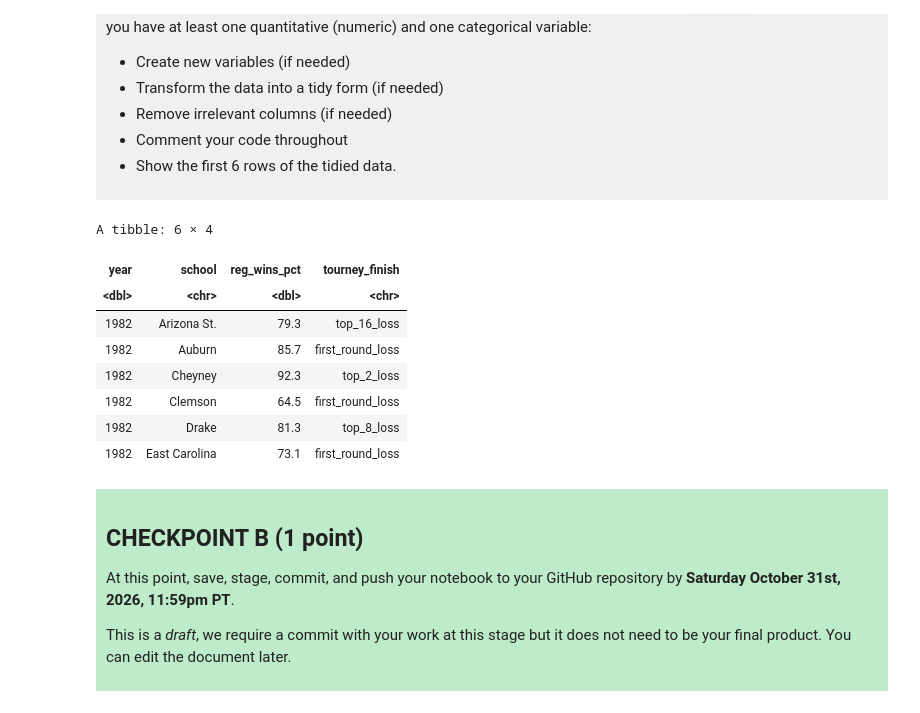
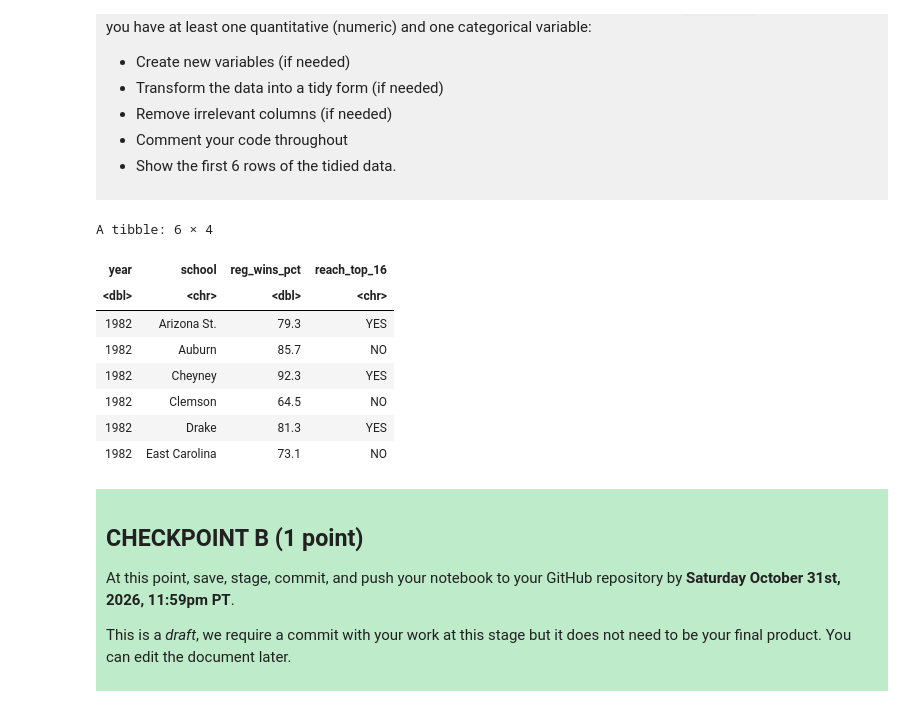
Before and after one commit to Pin-HsiangWang/dsci-100-project-PinHsiang-Wang, a Jupyter notebook: dsci-100-project-notebook.ipynb, the cells around one changed output. Drawn from its saved outputs; the diff is of its cells as text; code cells hidden in the pictures.

Commit message:
Change to reach_top_16

```diff
--- a/dsci-100-project-notebook.ipynb
+++ b/dsci-100-project-notebook.ipynb
@@ -215,19 +215,21 @@ Produce a tidy data set that could be used to answer your research question usin
 # %%
 NCAA_REG_WIN <- NCAA |>
     mutate(reach_top_16 = if_else(tourney_finish %in% c("opening_round_loss", "first_round_loss", "second_round_loss"),
-    "NO","YES") |>
-           select(year, school, reg_wins_pct, reach_top_16) |>
-           slice(1:6)
+    "NO","YES")) |>
+    select(year, school, reg_wins_pct, reach_top_16) |>
+    slice(1:6)
+
+NCAA_REG_WIN
 # %% [output]
 A tibble: 6 × 4
-| year | school | reg_wins_pct | tourney_finish |
+| year | school | reg_wins_pct | reach_top_16 |
 | <dbl> | <chr> | <dbl> | <chr> |
-| 1982 | Arizona St. | 79.3 | top_16_loss |
-| 1982 | Auburn | 85.7 | first_round_loss |
-| 1982 | Cheyney | 92.3 | top_2_loss |
-| 1982 | Clemson | 64.5 | first_round_loss |
-| 1982 | Drake | 81.3 | top_8_loss |
-| 1982 | East Carolina | 73.1 | first_round_loss |
+| 1982 | Arizona St. | 79.3 | YES |
+| 1982 | Auburn | 85.7 | NO |
+| 1982 | Cheyney | 92.3 | YES |
+| 1982 | Clemson | 64.5 | NO |
+| 1982 | Drake | 81.3 | YES |
+| 1982 | East Carolina | 73.1 | NO |
 # %% [markdown]
 <div style="background-color: #beebca; padding: 10px;">
 
```
